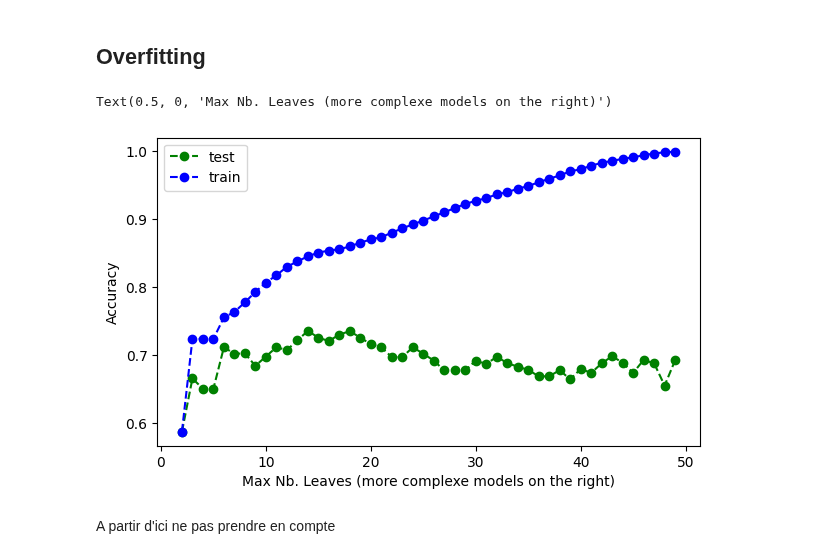
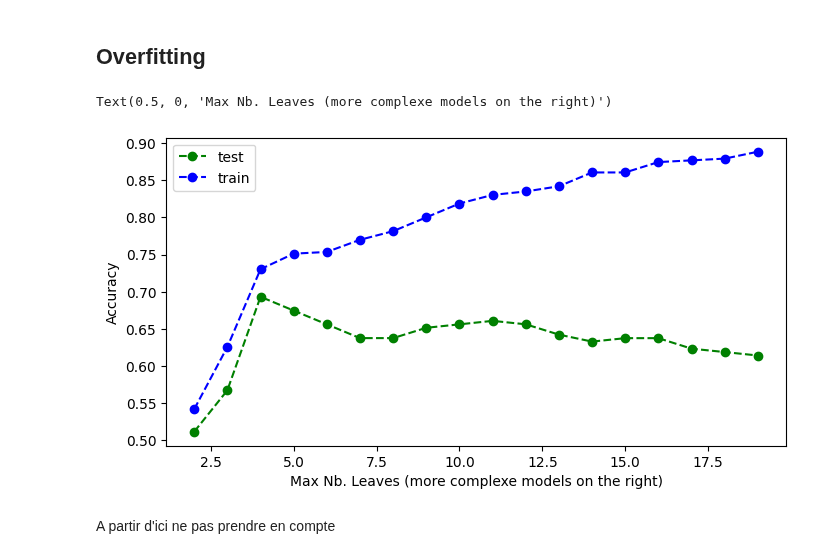
Before and after one commit to f2ire/IA_project, a Jupyter notebook: report-classification.ipynb, the cells around one changed output. Saved outputs shown, nothing was run; the diff lists cells and outputs as text; code cells hidden in the pictures.

Commit message:
classification avec nouvelle donnée

```diff
--- a/report-classification.ipynb
+++ b/report-classification.ipynb
@@ -120,11 +37,11 @@ std=np.std(df["CO2 emissions (kt)"]) #pour savoir l'écart type de la colonne CO
 #permet de classer le taux de C02 en 3 classes : faible, normal, élevé
 C02=[]
 compteur=[0,0,0]
-for i in df["CO2 emissions (kt)"]:
-    if i>-0.16:
+for i in df["Current health expenditure per capita (current US$)"]:
+    if i>-0.24:
         compteur[2]+=1
         C02.append("élevé")
-    elif i<-0.192:
+    elif i<-0.47:
         compteur[0]+=1
         C02.append("faible")
     else:
@@ -133,11 +50,11 @@ for i in df["CO2 emissions (kt)"]:
 print(compteur)
 print(C02)
 
-y=df["CO2 emissions (kt)"]
+y=df["Current health expenditure per capita (current US$)"]
 for i in range(0,len(y)):
-    if y[i]>-0.16:
+    if y[i]>-0.24:
         y[i]="élevé"
-    elif y[i]<-0.192:
+    elif y[i]<-0.47:
         y[i]="faible"
     else:
         y[i]="normal"
@@ -161,7 +78,7 @@ df
 # %%
-df_final=df.drop(columns=["CO2 emissions (kt)"],axis=1)
-dfC02=df["CO2 emissions (kt)"]
-x_train,x_test,y_train,y_test=sklearn.model_selection.train_test_split(df_final,C02, test_size=0.3, train_size=0.7,shuffle=True,stratify=C02)
+df_final=df.drop(columns=["Current health expenditure per capita (current US$)"],axis=1)
+dfC02=df["Current health expenditure per capita (current US$)"]
+x_train,x_test,y_train,y_test=sklearn.model_selection.train_test_split(df_final,C02, test_size=0.30, train_size=0.70,shuffle=True,stratify=C02)
 # %%
 dt = DecisionTreeClassifier(random_state=5)
 # %% [markdown]
@@ -336,0 +246,15 @@ sklearn.model_selection.cross_validate(dt, X, y)
+# %%
+scores=[]
+X=df_final
+
+cv=sklearn.model_selection.StratifiedKFold(n_splits=3, shuffle=True, random_state=None)
+for train, test in cv.split(X, y):
+    X_train=X.loc[train]
+    y_train=y[train]
+    X_test=X.loc[test]
+    y_test=y[test]
+    clf=dt.fit(X_train,y_train)
+    y_pred = clf.predict(X_test)
+    scores.append(sklearn.metrics.precision_score(y_test, y_pred, average='weighted')) # calcule la précision d'un modèle de classification en comparant les résultats prédits avec les valeurs réelles.
+print(np.mean(scores))
+plt.plot(scores)
@@ -338,9 +266,9 @@ sklearn.model_selection.cross_validate(dt, X, y)
 ## Overfitting
 # %%
 # Test several maximum numbers of leaves
-cv = StratifiedKFold(n_splits=20, random_state=0, shuffle=True)
+cv = StratifiedKFold(n_splits=3, random_state=0, shuffle=True)
 results = {}
-for leaves in range(2,50):
+for leaves in range(2,20):
     dt = DecisionTreeClassifier(max_leaf_nodes=leaves,criterion="entropy")
 
     local_results = cross_validate(dt, X, y, scoring=["accuracy"],cv=cv, return_train_score=True)
@@ -348,17 +276,17 @@ for leaves in range(2,50):
     results[leaves] = avg_local_results
 results_df = pd.DataFrame(results)
 # %%
-plt.figure(figsize=(7, 4))
+plt.figure(figsize=(8, 4))
 plt.plot(results_df.T.index,
          results_df.T["test_accuracy"], "go--", label="test")
 plt.plot(results_df.T.index,
          results_df.T["train_accuracy"],"bo--", label="train")
 plt.legend()
 plt.ylabel("Accuracy")
 plt.xlabel("Max Nb. Leaves (more complexe models on the right)")
 # %% [output]
 Text(0.5, 0, 'Max Nb. Leaves (more complexe models on the right)')
-[figure, old version]
+[figure, new version]
 # %% [markdown]
 A partir d'ici ne pas prendre en compte
 # %%
```
Also changed, not shown: parts of 26 cells of this notebook.
